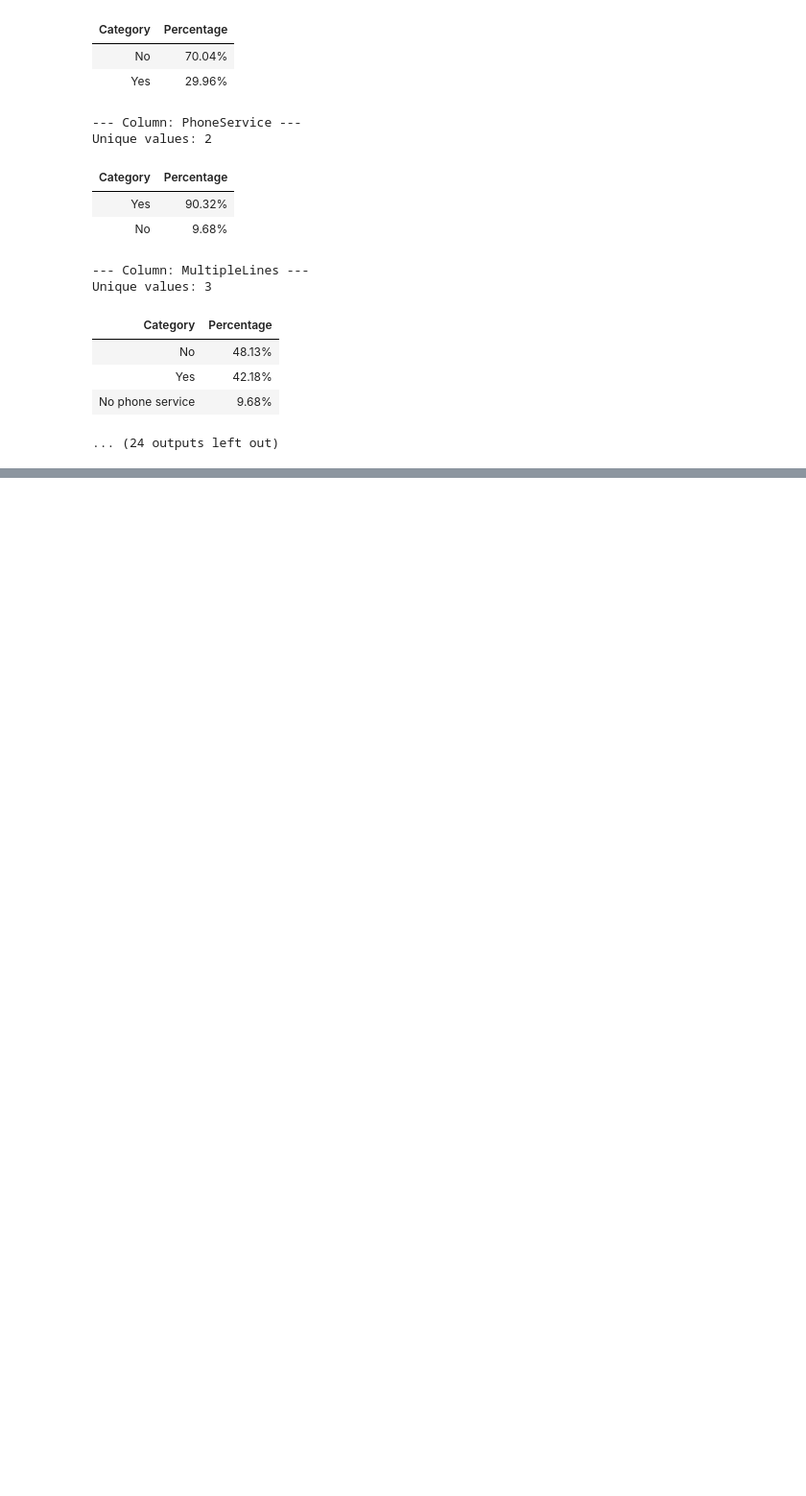
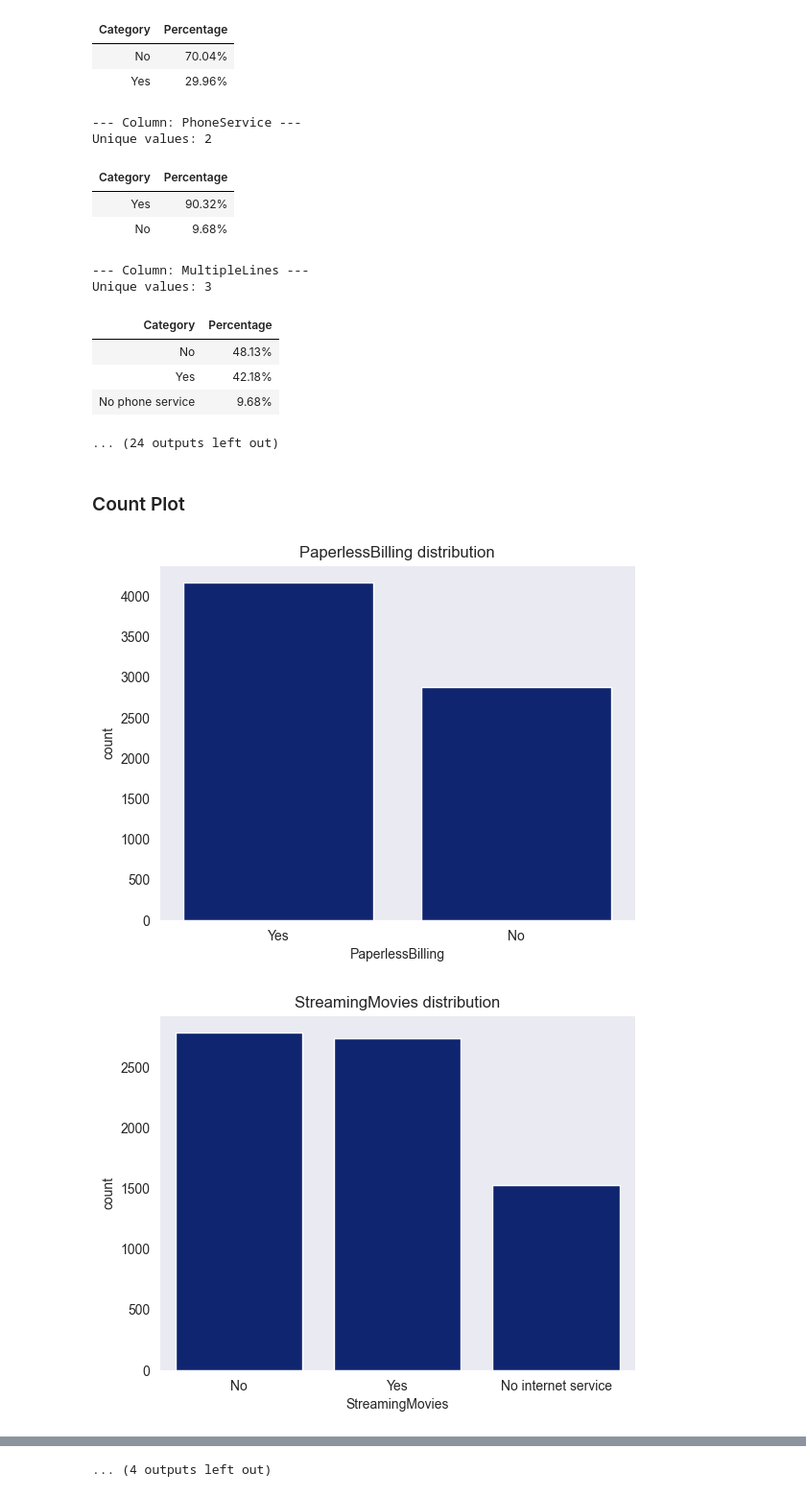
Before and after one commit to DerekSanchez/241117-Telco-Customer-Churn, a Jupyter notebook: notebooks/EDA.ipynb, the cells around one changed output, grey strips where cells are left out. Shown at 96% size. Saved outputs shown, nothing was run; the diff lists cells and outputs as text; code cells hidden in the pictures; blank space fills up the shorter version.

```diff
--- a/notebooks/EDA.ipynb
+++ b/notebooks/EDA.ipynb
@@ -152,0 +165,4 @@ plt.show()
+# %%
+cat_columns = list(set(df.columns) - set(numerical_cols))
+cat_columns.remove('TotalCharges')
+cat_columns.remove('customerID')
@@ -198,3 +233,13 @@ Unique values: 3
 | Yes | 42.18% |
 | No phone service | 9.68% |
 ... (24 outputs left out)
+# %% [markdown]
+### Count Plot
+# %%
+for col in cat_columns:
+    sns.countplot(x = col, data = df)
+    plt.title(f'{col} distribution')
+    plt.show()
+# %% [output]
+[figure, added]
+[figure, added]
@@ -200,0 +256 @@ Unique values: 3
+... (4 outputs left out)
```
Also changed, not shown: parts of 10 cells of this notebook.
